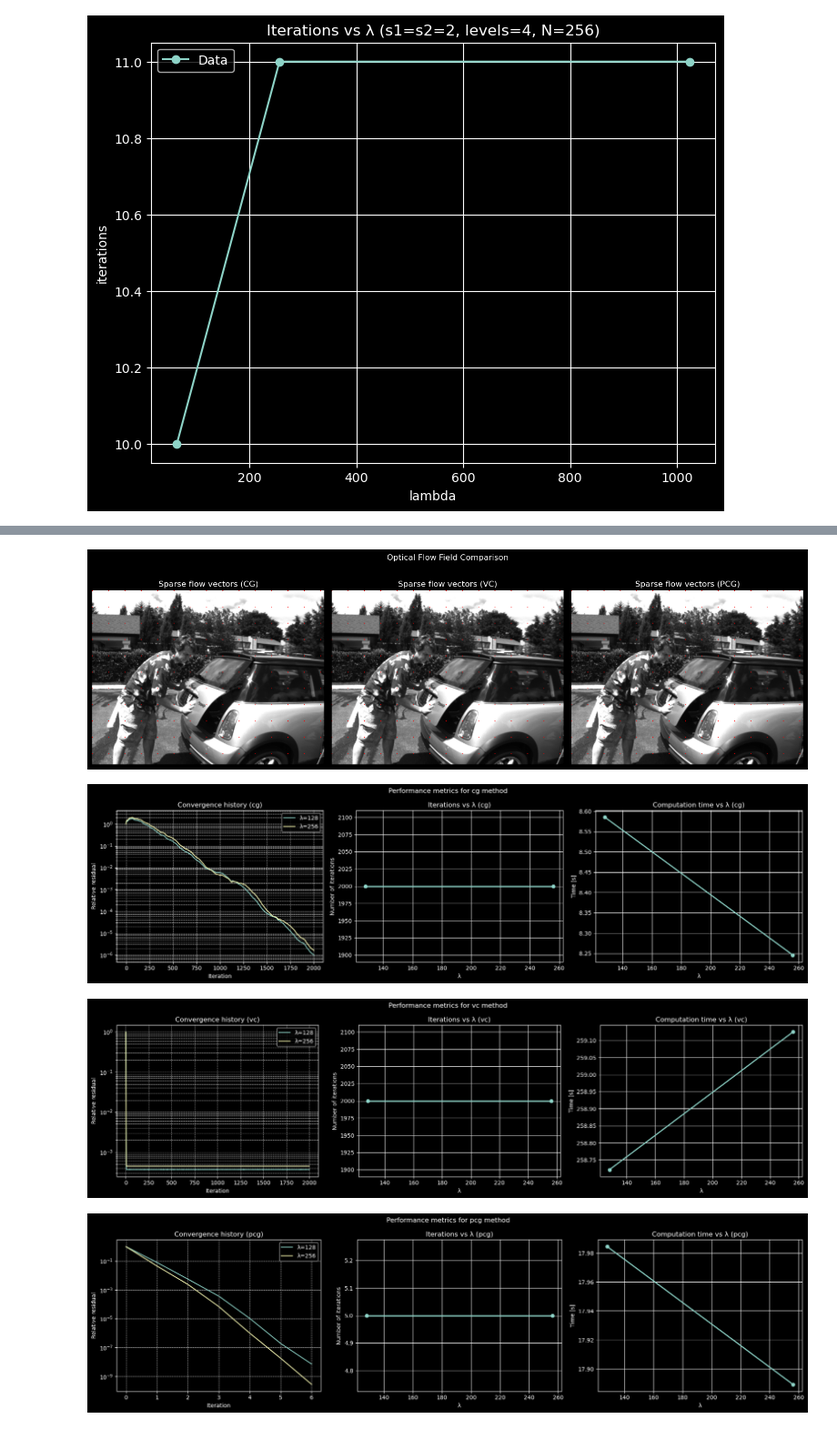
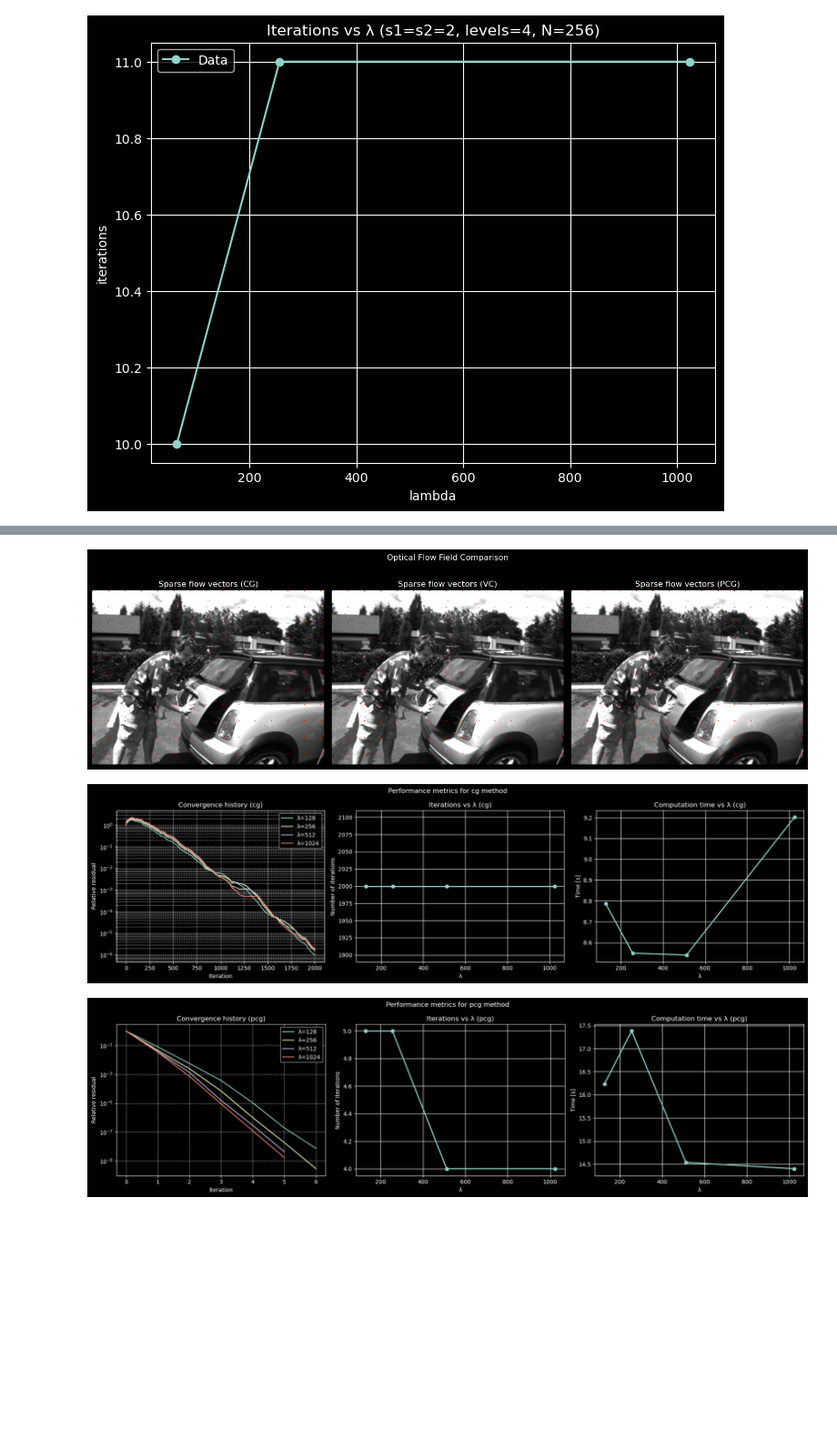
Before and after one commit to tlhaugen/TMA4205-Estimation-of-Optical-Flow, a Jupyter notebook: main.ipynb, the cells around one changed output, grey strips where cells are left out. Shown at 91% size. Cells and saved outputs as stored; diff of their text form; code cells hidden in the pictures; blank space fills up the shorter version.

```diff
--- a/main.ipynb
+++ b/main.ipynb
@@ -736,8 +736,7 @@ frame1_path = "test_images/frame11.png"
 Im_0 = plt.imread(frame0_path)
 Im_1 = plt.imread(frame1_path)
 
-lams = [128, 256]
-
+lams = [128, 256, 512, 1024]
 
 methods = ["cg", "vc", "pcg"]
 results = {
@@ -772,9 +771,9 @@ for k, lam in enumerate(lams):
     results["cg"]["time"][k] = t_cg
     results["cg"]["residual_history"][k] = res_cg
 
-    start_time = time.time()
-    u_vc, v_vc, it_vc, rel_vc, res_vc = of_vc(u0, v0, Ix, Iy, lam, rhsu, rhsv, tol=tol, maxit=maxit)
-    t_vc = time.time() - start_time
+    # start_time = time.time()
+    # u_vc, v_vc, it_vc, rel_vc, res_vc = of_vc(u0, v0, Ix, Iy, lam, rhsu, rhsv, tol=tol, maxit=maxit)
+    # t_vc = time.time() - start_time
 
     results["vc"]["iterations"][k] = it_vc
     results["vc"]["time"][k] = t_vc
@@ -792,7 +791,7 @@ plot_flow_field(Im_0, Im_1, u_cg, v_cg, method='cg')
 plot_quiver(Im_0, u_cg, v_cg, u_vc, v_vc, u_pcg, v_pcg, 45)
 
 plot_performance_lambda(results, method="cg")
-plot_performance_lambda(results, method="vc")
+#plot_performance_lambda(results, method="vc")
 plot_performance_lambda(results, method="pcg")
 
 #summarize_results(results)
@@ -801,4 +800,3 @@ plot_performance_lambda(results, method="pcg")
 [figure]
-[figure, old version]
+[figure, new version]
-[figure, old version]
+[figure, new version]
-[figure, removed]
```
Also changed, not shown: parts of 1 cell of this notebook.
